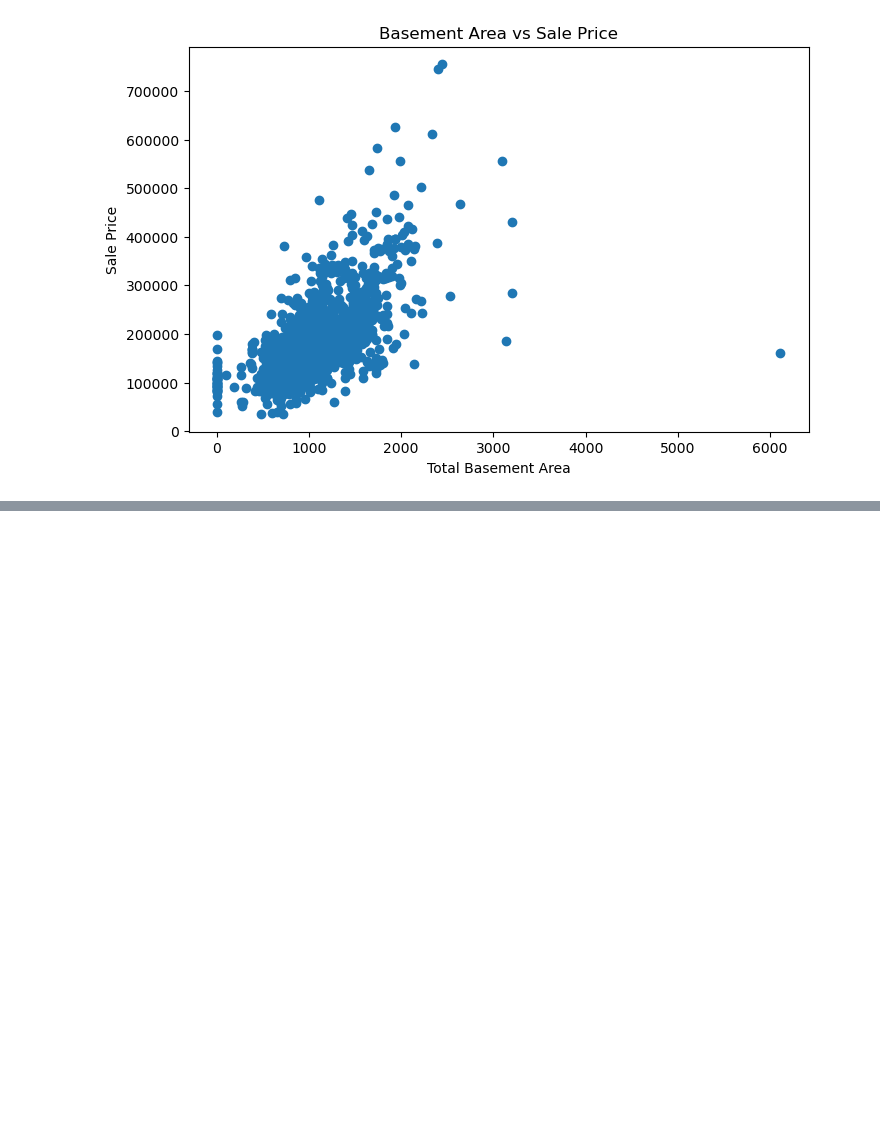
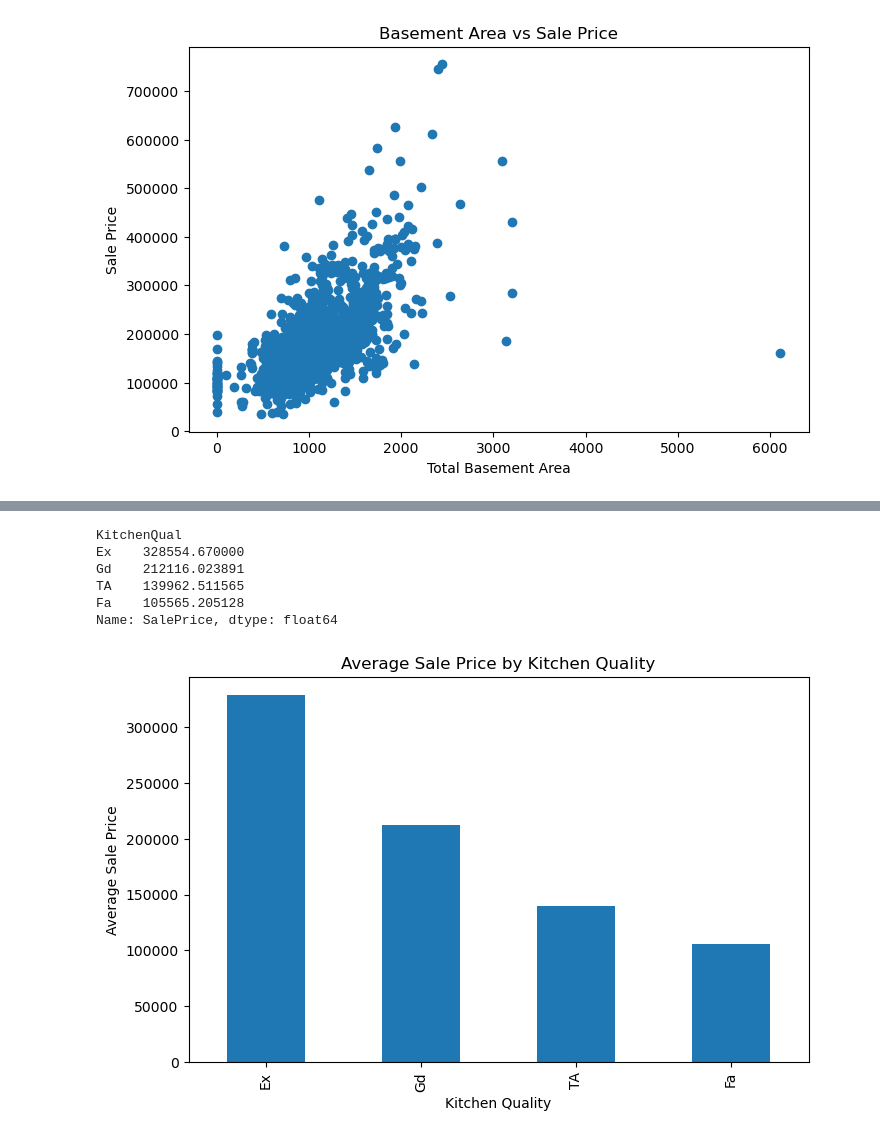
Before and after one commit to pawarsakshi6080-cloud/house-price-prediction-, a Jupyter notebook: notebook/house_price_prediction.ipynb, the cells around one changed output, grey strips where cells are left out. Saved outputs shown, nothing was run; the diff lists cells and outputs as text; code cells hidden in the pictures; blank space fills up the shorter version.

```diff
--- a/notebook/house_price_prediction.ipynb
+++ b/notebook/house_price_prediction.ipynb
@@ -220,0 +287,19 @@ plt.show()
+# %%
+kitchen_price = train.groupby('KitchenQual')['SalePrice'].mean().sort_values(ascending=False)
+kitchen_price      # analyzing quality related categorical varuable 1st- kitchen price
+# %% [output]
+KitchenQual
+Ex    328554.670000
+Gd    212116.023891
+TA    139962.511565
+Fa    105565.205128
+Name: SalePrice, dtype: float64
+# %%
+plt.figure(figsize=(8,5))
+kitchen_price.plot(kind='bar')
+plt.xlabel('Kitchen Quality')
+plt.ylabel('Average Sale Price')
+plt.title('Average Sale Price by Kitchen Quality')
+plt.show()
+# %% [output]
+[figure, added]
```
Also changed, not shown: parts of 12 cells of this notebook.
